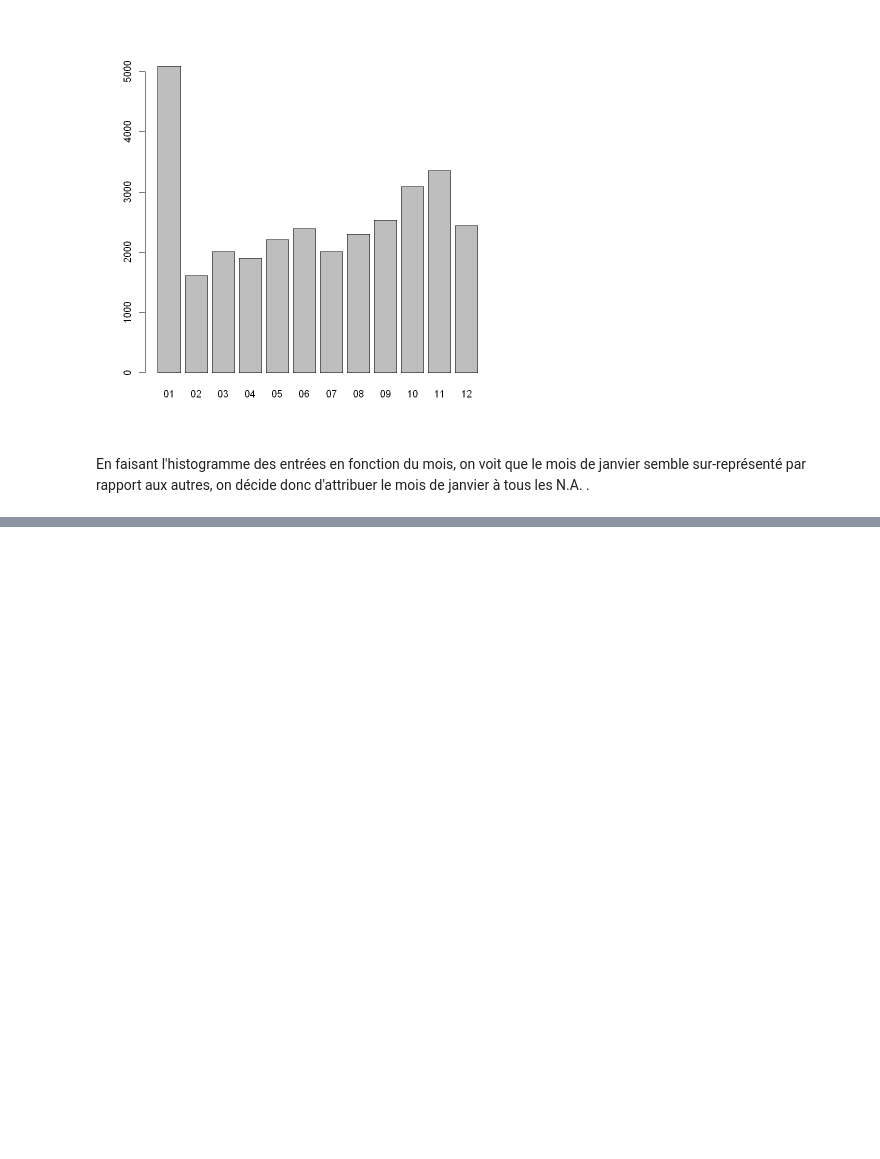
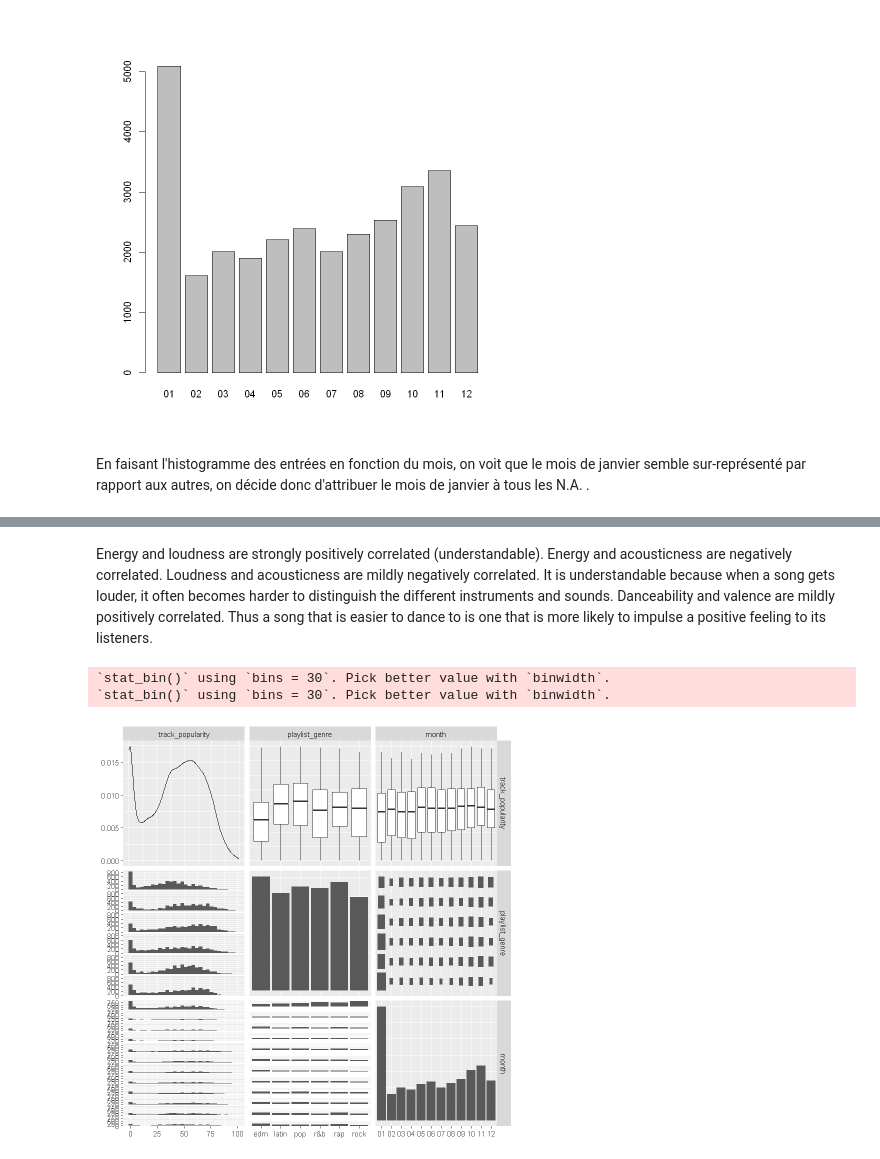
Before and after one commit to P-Point-all/Data_Science_Spotify, a Jupyter notebook: Data_Spotify_R.ipynb, the cells around one changed output, grey strips where cells are left out. Drawn from its saved outputs; the diff is of its cells as text; code cells hidden in the pictures; blank space fills up the shorter version.

```diff
--- a/Data_Spotify_R.ipynb
+++ b/Data_Spotify_R.ipynb
@@ -138,0 +214,12 @@ song$year[which(is.na(song$year), arr.ind = TRUE)] = mode
+# %% [markdown]
+Energy and loudness are strongly positively correlated (understandable).
+Energy and acousticness are negatively correlated. Loudness and acousticness are mildly negatively correlated. It is understandable because when a song gets louder, it often becomes harder to distinguish the different instruments and sounds.
+Danceability and valence are mildly positively correlated. Thus a song that is easier to dance to is one that is more likely to impulse a positive feeling to its listeners.
+# %%
+ggpairs(song,columns=c(2, 5, 19), cardinality_threshold = 15, progress = FALSE)
+#ggpairs(song,columns=c(2, 9:12), cardinality_threshold = 65, progress = FALSE)
+#ggpairs(song,columns=c(2, 13:16), cardinality_threshold = 65, progress = FALSE)
+# %% [output]
+`stat_bin()` using `bins = 30`. Pick better value with `binwidth`.
+`stat_bin()` using `bins = 30`. Pick better value with `binwidth`.
+[figure, added]
```
Also changed, not shown: parts of 15 cells of this notebook.
